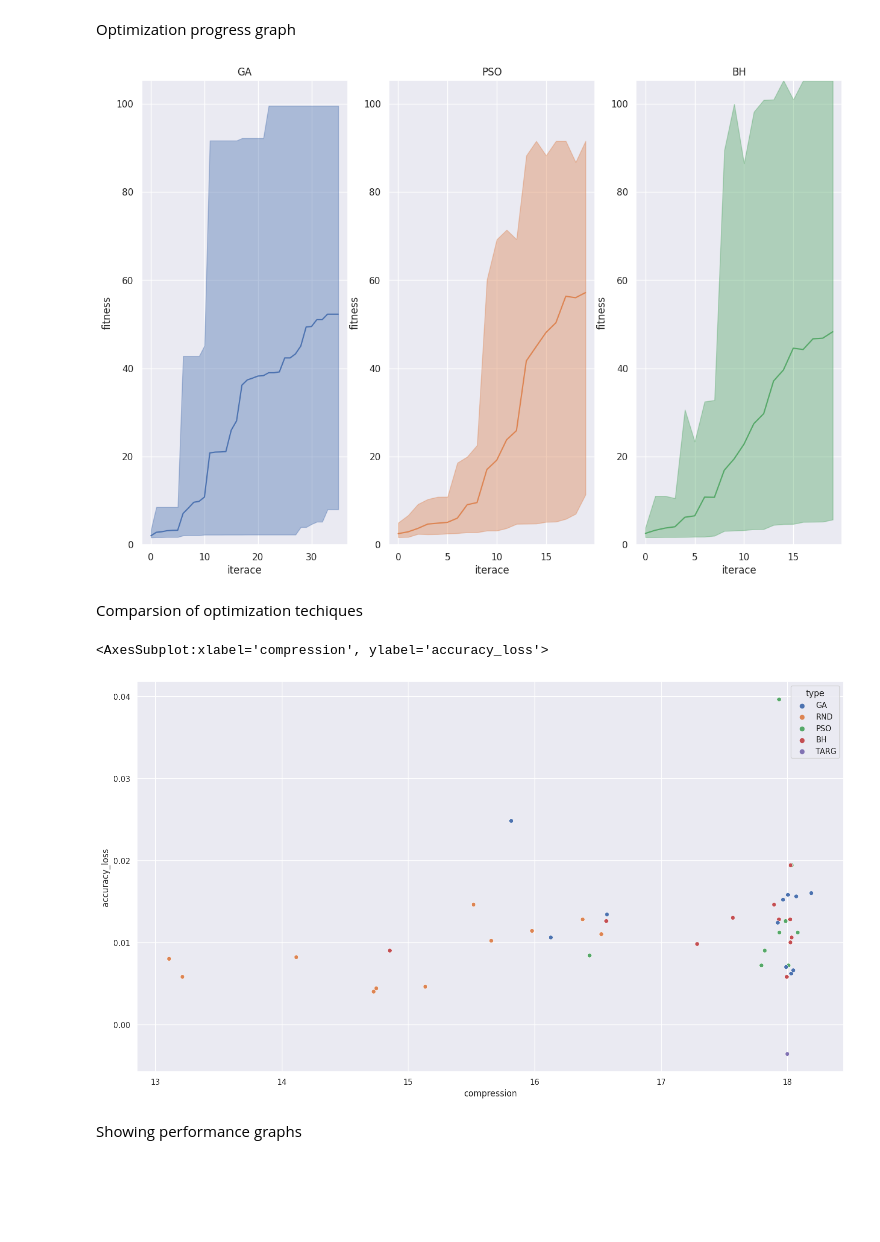
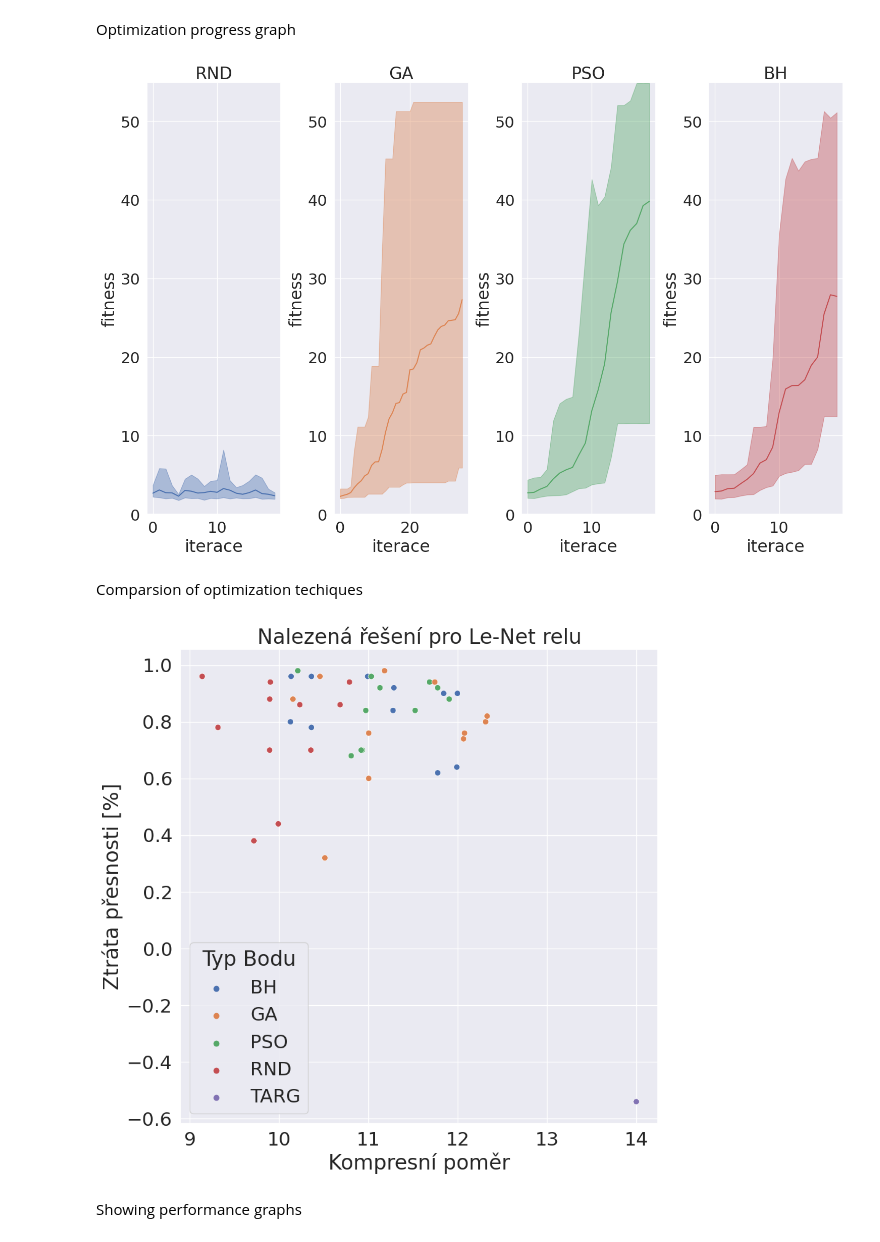
Before and after one commit to xcoupe01/nn_weight_share_optimization, a Jupyter notebook: notebooks/lenet_compression/lenet_compression_compare.ipynb, the cells around one changed output. Saved outputs shown, nothing was run; the diff lists cells and outputs as text; code cells hidden in the pictures; blank space fills up the shorter version.

```diff
--- a/notebooks/lenet_compression/lenet_compression_compare.ipynb
+++ b/notebooks/lenet_compression/lenet_compression_compare.ipynb
@@ -17,17 +17,18 @@ from compress_optim import CompressConfig, load_comp_config, fit_from_vals
 # %% [markdown]
 Visualization settings
 # %%
-BASE_PATH = os.path.join(PATH_PREFIX, 'results/lenet_tanh_compress_50_locked/')
+NET_TYPE = 'relu'
+BASE_PATH = os.path.join(PATH_PREFIX, f'results/lenet_{NET_TYPE}_compress_50_locked/')
 SAVE_FILES = {
-    'lenet_RND_save.csv': 'RND',
-    'lenet_PSO_save.csv': 'PSO',
-    'lenet_GA_save.csv': 'GA',
-    'lenet_BH_save.csv': 'BH',
+    'RND_save.csv': 'RND',
+    'PSO_save.csv': 'PSO',
+    'GA_save.csv': 'GA',
+    'BH_save.csv': 'BH',
 }
 
-SAVE_PLOTS = False
-SAVE_PLOTS_LOC = os.path.join(PATH_PREFIX, 'results/plots/')
-SAVE_PLOT_ID = 1
+SAVE_PLOTS = True
+SAVE_PLOTS_LOC = os.path.join(PATH_PREFIX, 'results/graphs/')
+SAVE_PLOT_ID = f'{NET_TYPE}_locked'
 ACC_TRESHOLD = 0.01
 # %% [markdown]
 Data loaded from experiment settings
@@ -85,6 +86,8 @@ for dir in exp_dirs:
 
         # get correct fitness row by current fitness controller
         loc_fit_cont.fit_from_df(save_df, verbose=True)
+
+        save_df = save_df[save_df['accuracy_loss'] < 0.01]
 
         # saving best found row
         data_row = (save_df[save_df['fitness'] == save_df['fitness'].max()]).iloc[0]
@@ -122,10 +143,10 @@ data
 # %% [markdown]
 Optimization comparsion boxplot graph
 # %%
-sns.set(style="darkgrid")
+sns.set(style="darkgrid", rc={'figure.figsize': (10, 10)}, font_scale=2)
 graph = sns.boxplot(data=data_complete, x='type', y='fitness', boxprops=dict(alpha=0.5)) #  medianprops={"color": "coral"}
-graph.set(xlabel = 'Algoritmus', ylabel='Fitness', title='Porovnání algortimů - Le-Net-5 Tanh')
+graph.set(xlabel = 'Algoritmus', ylabel='Fitness', title=f'Porovnání algortimů - Le-Net {NET_TYPE}')
 
 if SAVE_PLOTS:
-    graph.get_figure().savefig(os.path.join(SAVE_PLOTS_LOC, f'box{SAVE_PLOT_ID}.pdf'))
+    graph.get_figure().savefig(os.path.join(SAVE_PLOTS_LOC, f'box_{SAVE_PLOT_ID}.pdf'))
 # %% [output]
@@ -134,7 +155,7 @@ if SAVE_PLOTS:
 Optimization progress graph
 # %%
 files = {
-   # 'RND': [],
+    'RND': [],
     'GA': [],
     'PSO': [],
     'BH': [],
@@ -142,25 +163,32 @@ files = {
 
 for key in files.keys():
     for i in range(1, 12):
-        files[key].append(f'{BASE_PATH}run{i}/lenet_{key}_save.csv')
+        files[key].append(f'{BASE_PATH}run{i}/{key}_save.csv')
 
 plot_optimalization_progress(files, global_fit_cont)
 
 if SAVE_PLOTS:
-    plt.savefig(os.path.join(SAVE_PLOTS_LOC, f'line{SAVE_PLOT_ID}.pdf'))
+    plt.savefig(os.path.join(SAVE_PLOTS_LOC, f'line_{SAVE_PLOT_ID}.pdf'))
 # %% [output]
-[figure, old version]
+[figure, new version]
 # %% [markdown]
 Comparsion of optimization techiques
 # %%
 before_loss = data_complete.loc[0]['accuracy'] + data_complete.loc[0]['accuracy_loss']
 data_complete.loc[len(data_complete.index)] = ['run0', global_fit_cont.targ[0], before_loss - global_fit_cont.targ[0], global_fit_cont.targ[1], 'TARG', 0]
 
-sns.set(rc={'figure.figsize': (18, 10)})
-sns.scatterplot(data=data_complete, x='compression', y='accuracy_loss', hue='type')
+tmp_data_complete = data_complete
+tmp_data_complete['accuracy_loss'] = tmp_data_complete['accuracy_loss'] * 100
+
+sns.set(rc={'figure.figsize': (10, 10)}, font_scale=2)
+ax = sns.scatterplot(data=data_complete, x='compression', y='accuracy_loss', hue='type', s=50)
+plt.legend(loc='lower left', title='Typ Bodu')
+ax.set(xlabel='Kompresní poměr', ylabel='Ztráta přesnosti [%]', title=f'Nalezená řešení pro Le-Net {NET_TYPE}')
+
+if SAVE_PLOTS:
+    plt.savefig(os.path.join(SAVE_PLOTS_LOC, f'lenet_scatter_{SAVE_PLOT_ID}.pdf'))
 # %% [output]
-<AxesSubplot:xlabel='compression', ylabel='accuracy_loss'>
-[figure, old version]
+[figure, new version]
 # %% [markdown]
 Showing performance graphs
 # %%
```
Also changed, not shown: parts of 19 cells of this notebook, 19 other files.
